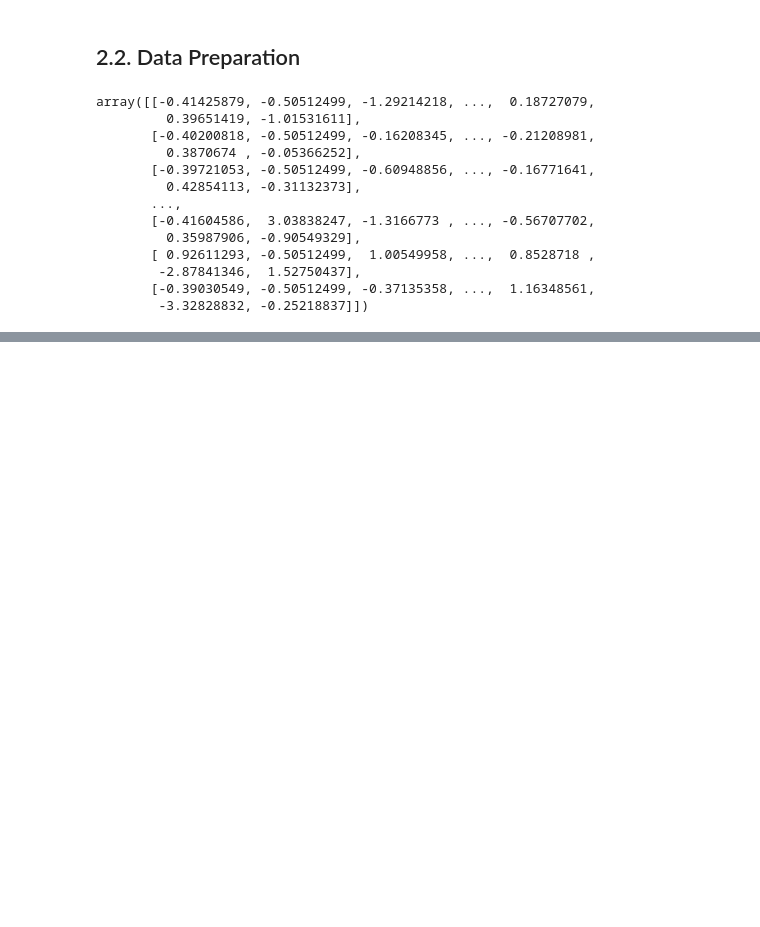
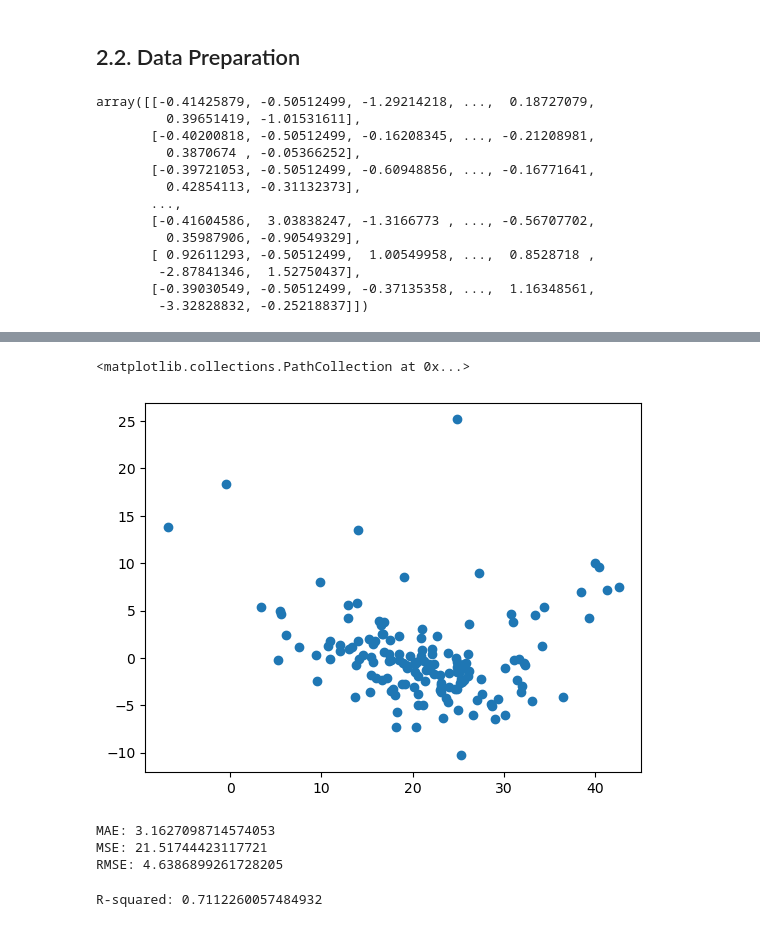
Before and after one commit to lucasquemelli/docker_deployment, a Jupyter notebook: machine_learning_model.ipynb, the cells around one changed output, grey strips where cells are left out. Cells and saved outputs as stored; diff of their text form; code cells hidden in the pictures; blank space fills up the shorter version.

```diff
--- a/machine_learning_model.ipynb
+++ b/machine_learning_model.ipynb
@@ -325,0 +409,20 @@ array([[-0.41425879, -0.50512499, -1.29214218, ...,  0.18727079,
+# %%
+## Scatter plot with respect to prediction and residuals
+## uniform distribution
+plt.scatter(reg_pred,residuals)
+# %% [output]
+<matplotlib.collections.PathCollection at 0x...>
+[figure, added]
+# %%
+print("MAE: {}".format(mean_absolute_error(y_test,reg_pred)))
+print("MSE: {}".format(mean_squared_error(y_test,reg_pred)))
+print("RMSE: {}".format(np.sqrt(mean_squared_error(y_test,reg_pred))))
+# %% [output]
+MAE: 3.1627098714574053
+MSE: 21.51744423117721
+RMSE: 4.6386899261728205
+# %%
+score=r2_score(y_test,reg_pred)
+print("R-squared: {}".format(score))
+# %% [output]
+R-squared: 0.7112260057484932
```
Also changed, not shown: parts of 21 cells of this notebook, 2 other files.
